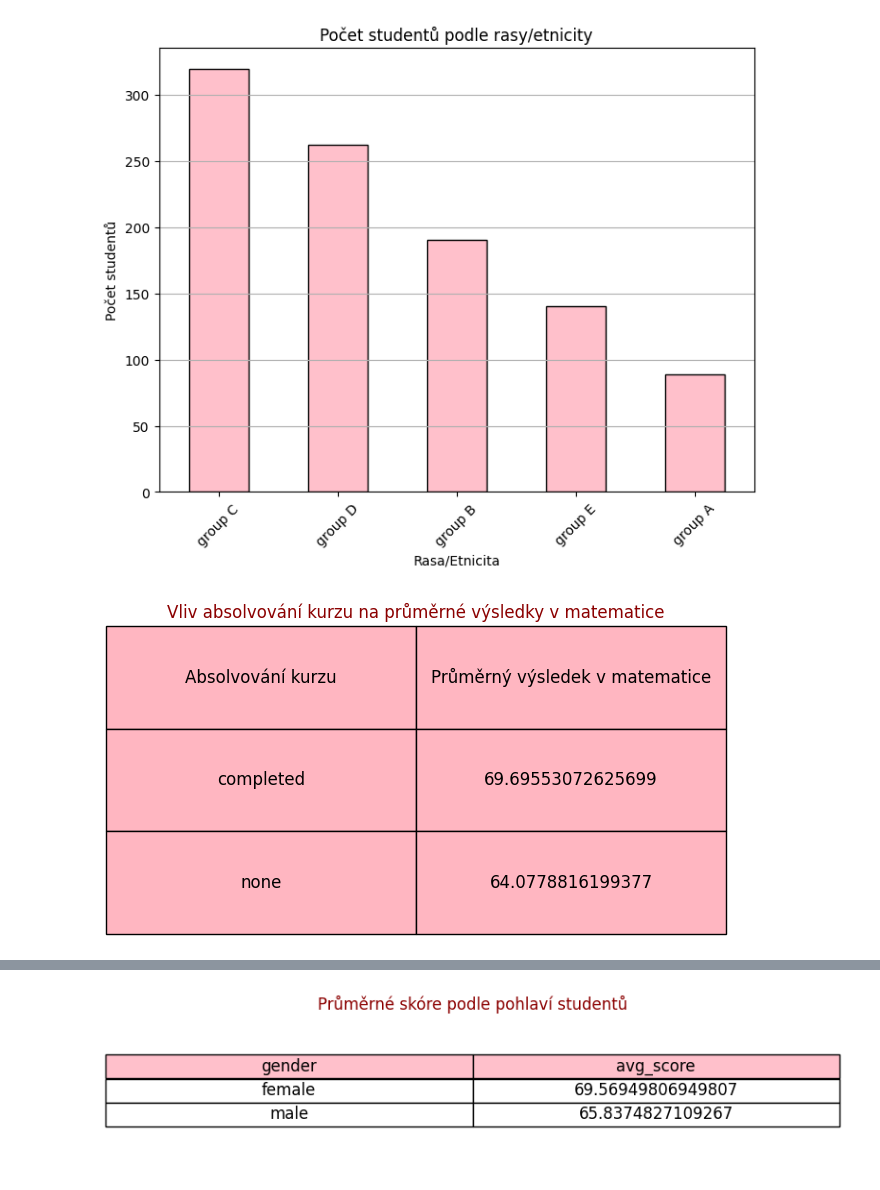
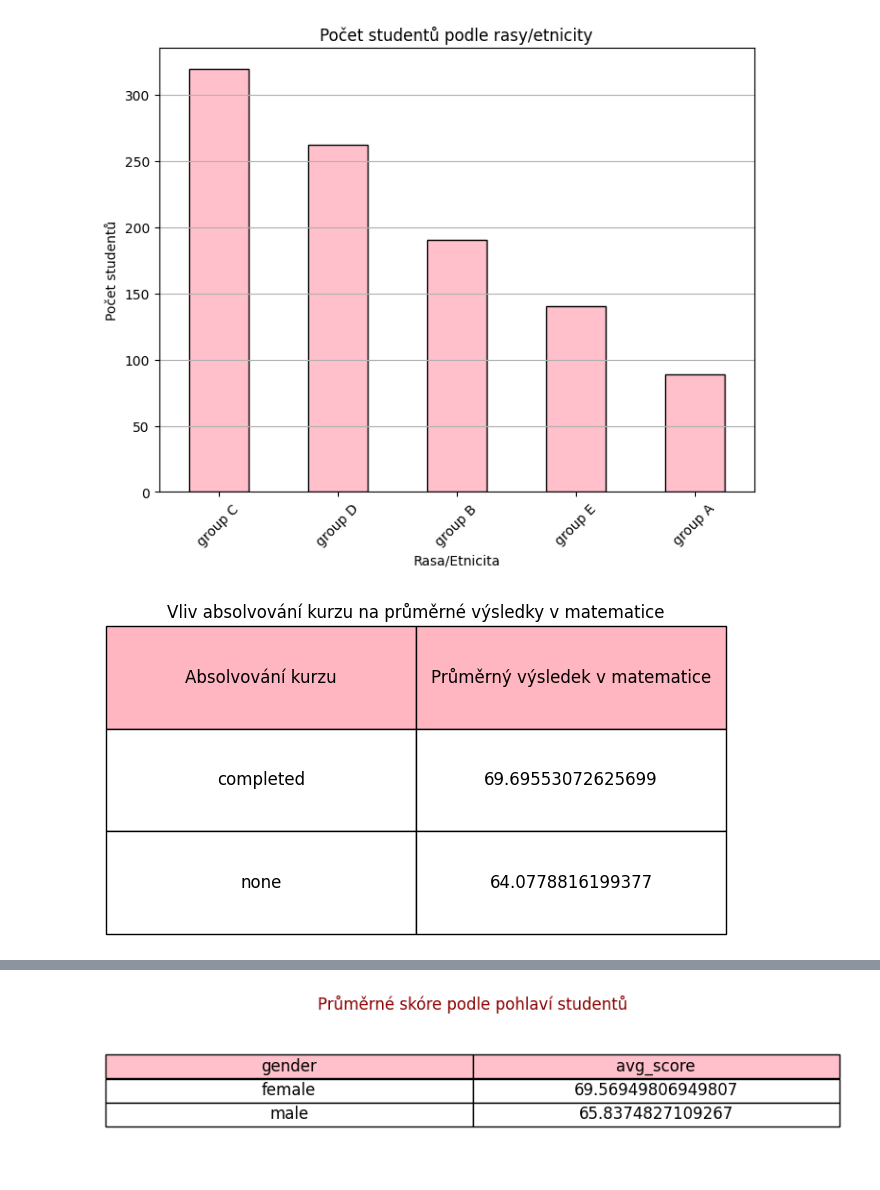
Before and after one commit to majdakleckerova/msw-zapoctovy-dokument, a Jupyter notebook: 2-vizualizace_dat.ipynb, the cells around one changed output, grey strips where cells are left out. Cells and saved outputs as stored; diff of their text form; code cells hidden in the pictures.

```diff
--- a/2-vizualizace_dat.ipynb
+++ b/2-vizualizace_dat.ipynb
@@ -2,11 +6,10 @@
 import pandas as pd
 import matplotlib.pyplot as plt
 
-# url = https://www.kaggle.com/datasets/bhavikjikadara/student-study-performance
-
+# načtení dat z csv souboru
 df = pd.read_csv('study_performance.csv')
 
-# Histogram výsledků v matematice
+# 1. Histogram výsledků v matematice
 plt.figure(figsize=(8, 6))
 plt.hist(df['math_score'], bins=20, color='pink', edgecolor='black')
 plt.title('Histogram výsledků v matematice')
@@ -15,7 +18,7 @@ plt.ylabel('Počet studentů')
 plt.grid(True)
 plt.show()
 
-# Počet studentů podle rasy/etnicity
+# 2. Histogram počtu studentů podle rasy/etnicity
 plt.figure(figsize=(8, 6))
 df['race_ethnicity'].value_counts().plot(kind='bar', color='pink', edgecolor='black')
 plt.title('Počet studentů podle rasy/etnicity')
@@ -25,76 +28,81 @@ plt.xticks(rotation=45)
 plt.grid(axis='y')
 plt.show()
 
-# Vliv absolvování kurzu na průměrné výsledky v matematice
-matematika_podle_kurzu = df.groupby('test_preparation_course')['math_score'].mean().reset_index()
-matematika_podle_kurzu.columns = ['Absolvování kurzu', 'Průměrný výsledek v matematice']
+# 3. Vliv absolvování kurzu(none/completed) na průměrné výsledky v matematice
+df_2 = df.groupby('test_preparation_course',observed=False)['math_score'].mean().reset_index()
+df_2.columns = ['Absolvování kurzu', 'Průměrný výsledek v matematice']
 
 plt.figure(figsize=(8, 4))
-table = plt.table(cellText=matematika_podle_kurzu.values,
-                  colLabels=matematika_podle_kurzu.columns,
+table = plt.table(cellText=df_2.values,
+                  colLabels=df_2.columns,
                   cellLoc='center',
                   loc='center',
-                  cellColours=[['lightpink', 'lightpink'], ['lightpink', 'lightpink']],
                   colColours=['lightpink', 'lightpink'],
                   bbox=[0, 0, 1, 1])
 table.auto_set_font_size(False)
 table.set_fontsize(12)
 plt.axis('off')
-plt.title('Vliv absolvování kurzu na průměrné výsledky v matematice', fontsize=12, color='darkred')
+plt.title('Vliv absolvování kurzu na průměrné výsledky v matematice', fontsize=12, color='black')
 plt.show()
 
 
-# Průměrné výsledky testů podle úrovně vzdělání rodičů
-agregace_df = df[['parental_level_of_education', 'math_score', 'reading_score', 'writing_score']].copy()
+# 4. Průměrné výsledky testů podle úrovně vzdělání rodičů
 
-agregace_df['math_score'] = pd.to_numeric(agregace_df['math_score'], errors='coerce')
-agregace_df['reading_score'] = pd.to_numeric(agregace_df['reading_score'], errors='coerce')
-agregace_df['writing_score'] = pd.to_numeric(agregace_df['writing_score'], errors='coerce')
+# vytvoření dataframu pouze s potřebnými informacemi
+df_3 = df[['parental_level_of_education', 'math_score', 'reading_score', 'writing_score']].copy()
 
-parental_order = ['some high school', 'high school', 'some college', "associate's degree", "bachelor's degree", "master's degree"]
-agregace_df['parental_level_of_education'] = pd.Categorical(agregace_df['parental_level_of_education'], categories=parental_order, ordered=True)
-agregace_df = agregace_df.sort_values(by='parental_level_of_education')
+# převod na číselný datový typ
+df_3['math_score'] = pd.to_numeric(df_3['math_score'], errors='coerce')
+df_3['reading_score'] = pd.to_numeric(df_3['reading_score'], errors='coerce')
+df_3['writing_score'] = pd.to_numeric(df_3['writing_score'], errors='coerce')
 
-agregace_df = agregace_df.groupby('parental_level_of_education').mean().reset_index()
+# řazení úrovní vzdělání
+poradi = ['some high school', 'high school', 'some college', "associate's degree", "bachelor's degree", "master's degree"]
+df_3['parental_level_of_education'] = pd.Categorical(df_3['parental_level_of_education'], categories=poradi, ordered=True)
+df_3 = df_3.sort_values(by='parental_level_of_education')
+df_3 = df_3.groupby('parental_level_of_education',observed=False).mean().reset_index()
 
+# tvorba tabulky
 plt.figure(figsize=(12, 6))
-table = plt.table(cellText=agregace_df.values,
-                  colLabels=agregace_df.columns,
+table = plt.table(cellText=df_3.values,
+                  colLabels=df_3.columns,
                   cellLoc='center',
                   loc='center',
                   colColours=['lightpink', 'lightpink', 'lightpink', 'lightpink'],
                   bbox=[0, 0, 1, 1])
 
-for i in range(1, len(agregace_df.columns)):
-    hodnoty = agregace_df.iloc[:, i]
+# zvýraznění nejvyšších hodnot
+for i in range(1, len(df_3.columns)):
+    hodnoty = df_3.iloc[:, i]
     max_hodnota = hodnoty.idxmax()
-    table.get_celld()[(max_hodnota + 1, i)].set_facecolor('lightpink')
+    table.get_celld()[(max_hodnota + 1, i)].set_facecolor('red')
+
 table.set_fontsize(12)
 table.scale(1, 1.5)
 plt.axis('off')
 plt.title('Průměrné výsledky testů podle úrovně vzdělání rodičů', fontsize=12, color='darkred')
 plt.show()
 
 
 
-# Průměrné výsledky testů podle pohlaví studentů
+# 5. Průměrné výsledky testů podle pohlaví studentů
 df[['math_score', 'reading_score', 'writing_score']] = df[['math_score', 'reading_score', 'writing_score']].round(1)
 df['avg_score'] = df[['math_score', 'reading_score', 'writing_score']].mean(axis=1)
-agregace_df = df[['gender', 'avg_score']].copy()
-agregace_df = agregace_df.groupby('gender', observed=True).mean().reset_index()
+df_4 = df[['gender', 'avg_score']].copy()
+df_4 = df_4.groupby('gender').mean().reset_index()
 
 plt.figure(figsize=(10, 2))
-table = plt.table(cellText=agregace_df.values,
-                  colLabels=agregace_df.columns,
+table = plt.table(cellText=df_4.values,
+                  colLabels=df_4.columns,
                   cellLoc='center',
                   loc='center',
                   colColours=['pink', 'pink'])
 table.set_fontsize(12)
 table.scale(1, 1.5)
 plt.axis('off')
 plt.title('Průměrné skóre podle pohlaví studentů', fontsize=12, color='darkred')
 plt.show()
 # %% [output]
 [figure]
 [figure]
-[figure, old version]
+[figure, new version]
```
Also changed, not shown: parts of 3 cells of this notebook.
